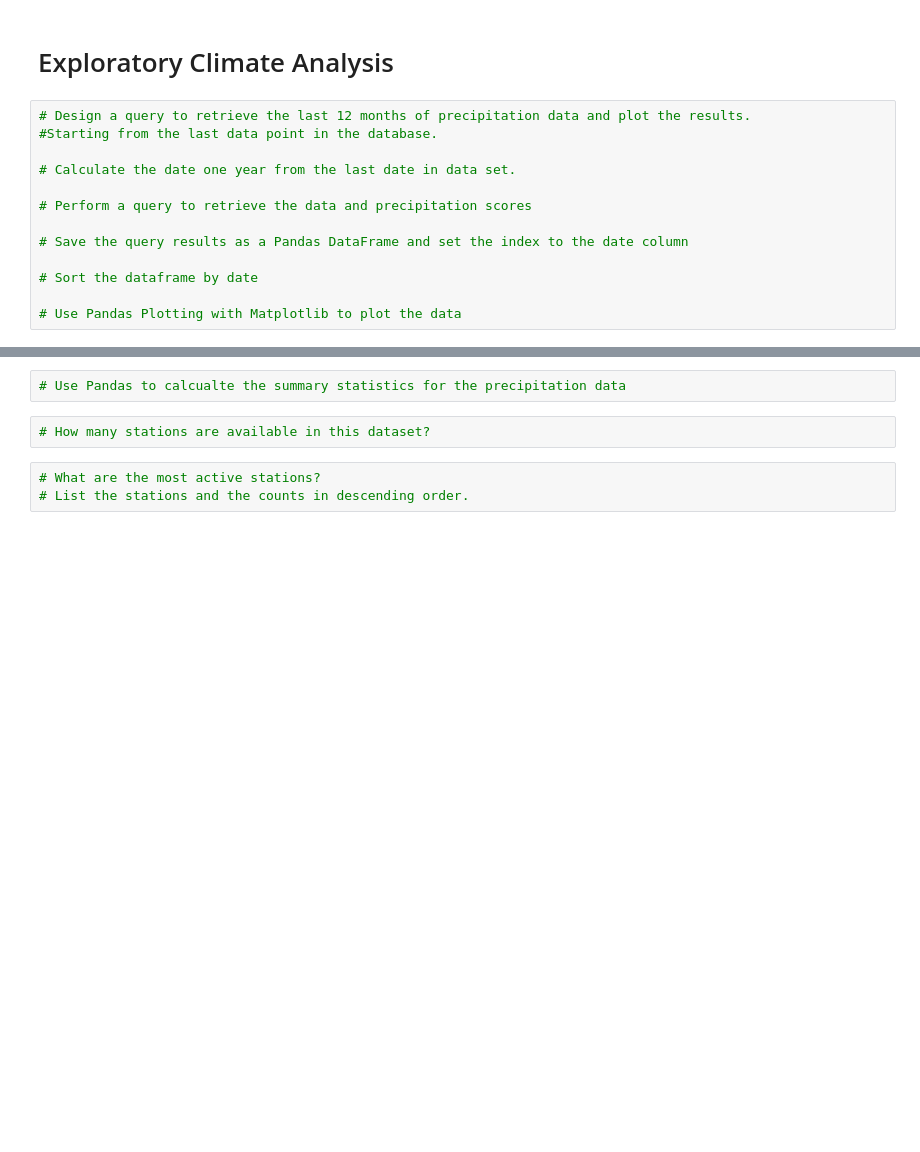
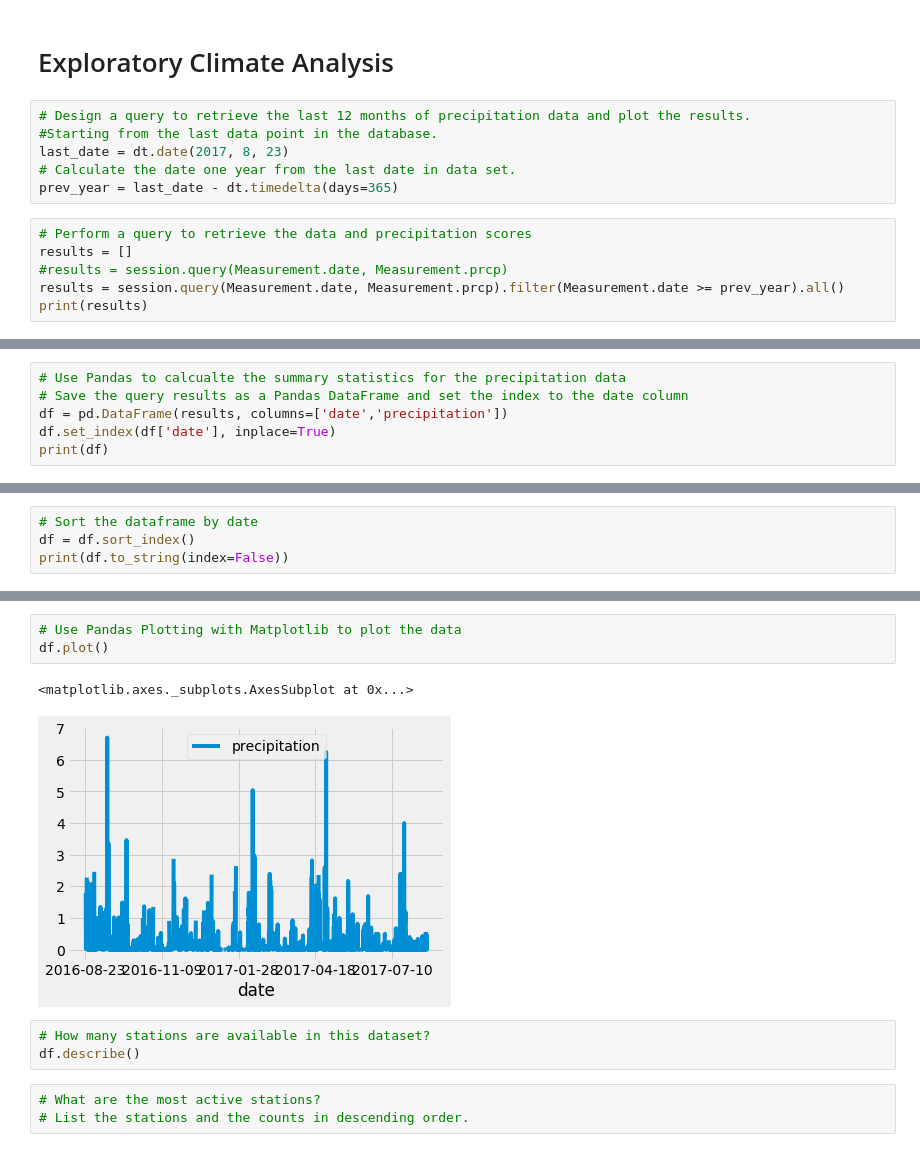
Before and after one commit to pbryzek/surfs_up, a Jupyter notebook: module/climate_analysis.ipynb, the cells around one changed output, grey strips where cells are left out. Drawn from its saved outputs; the diff is of its cells as text; blank space fills up the shorter version.

```diff
--- a/module/climate_analysis.ipynb
+++ b/module/climate_analysis.ipynb
@@ -48,13 +46,12 @@ TypeError: 'module' object is not callable
 # %%
 # Design a query to retrieve the last 12 months of precipitation data and plot the results.
 #Starting from the last data point in the database.
-
+last_date = dt.date(2017, 8, 23)
 # Calculate the date one year from the last date in data set.
-
-# Perform a query to retrieve the data and precipitation scores
-
-# Save the query results as a Pandas DataFrame and set the index to the date column
-
-# Sort the dataframe by date
-
-# Use Pandas Plotting with Matplotlib to plot the data
+prev_year = last_date - dt.timedelta(days=365)
+# %%
+# Perform a query to retrieve the data and precipitation scores
+results = []
+#results = session.query(Measurement.date, Measurement.prcp)
+results = session.query(Measurement.date, Measurement.prcp).filter(Measurement.date >= prev_year).all()
+print(results)
@@ -60,0 +60,6 @@ TypeError: 'module' object is not callable
+# %%
+# Use Pandas to calcualte the summary statistics for the precipitation data
+# Save the query results as a Pandas DataFrame and set the index to the date column
+df = pd.DataFrame(results, columns=['date','precipitation'])
+df.set_index(df['date'], inplace=True)
+print(df)
@@ -60,0 +102,4 @@ TypeError: 'module' object is not callable
+# %%
+# Sort the dataframe by date
+df = df.sort_index()
+print(df.to_string(index=False))
@@ -61,7 +124,12 @@ TypeError: 'module' object is not callable
 # %%
-# Use Pandas to calcualte the summary statistics for the precipitation data
+# Use Pandas Plotting with Matplotlib to plot the data
+df.plot()
+# %% [output]
+<matplotlib.axes._subplots.AxesSubplot at 0x...>
+[figure, added]
 # %%
 # How many stations are available in this dataset?
+df.describe()
 # %%
 # What are the most active stations?
 # List the stations and the counts in descending order.
```
Also changed, not shown: parts of 5 cells of this notebook.
